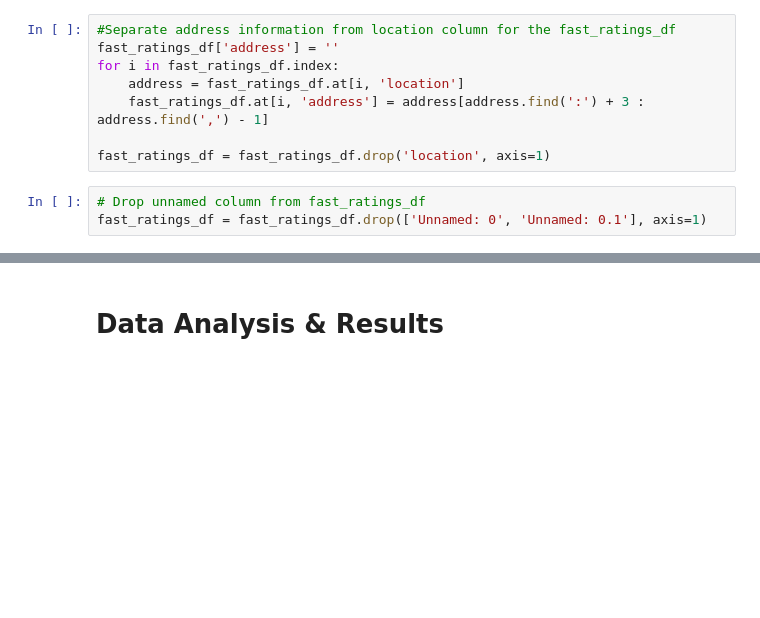
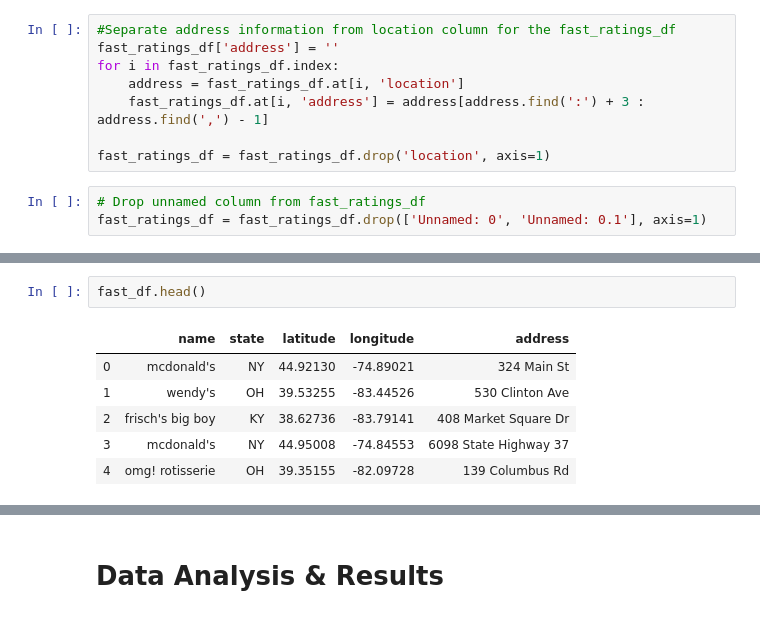
Before and after one commit to shihwenma/yelp_data_analysis, a Jupyter notebook: FinalProject_group071.ipynb, the cells around one changed output, grey strips where cells are left out. Saved outputs shown, nothing was run; the diff lists cells and outputs as text; blank space fills up the shorter version.

```diff
--- a/FinalProject_group071.ipynb
+++ b/FinalProject_group071.ipynb
@@ -357,0 +258,9 @@ fast_ratings_df = fast_ratings_df.drop(['Unnamed: 0', 'Unnamed: 0.1'], axis=1)
+# %%
+fast_df.head()
+# %% [output]
+|  | name | state | latitude | longitude | address |
+| 0 | mcdonald's | NY | 44.92130 | -74.89021 | 324 Main St |
+| 1 | wendy's | OH | 39.53255 | -83.44526 | 530 Clinton Ave |
+| 2 | frisch's big boy | KY | 38.62736 | -83.79141 | 408 Market Square Dr |
+| 3 | mcdonald's | NY | 44.95008 | -74.84553 | 6098 State Highway 37 |
+| 4 | omg! rotisserie | OH | 39.35155 | -82.09728 | 139 Columbus Rd |
```
Also changed, not shown: parts of 40 cells of this notebook.
